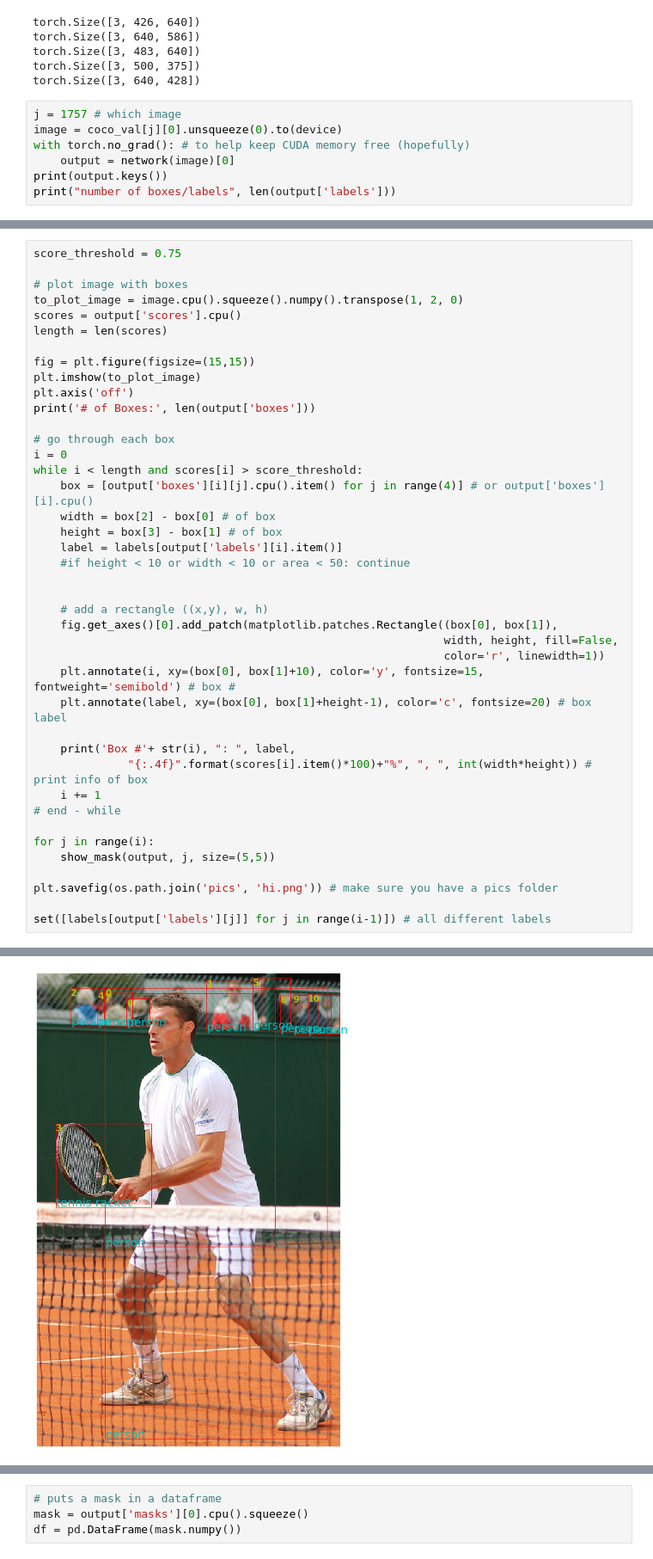
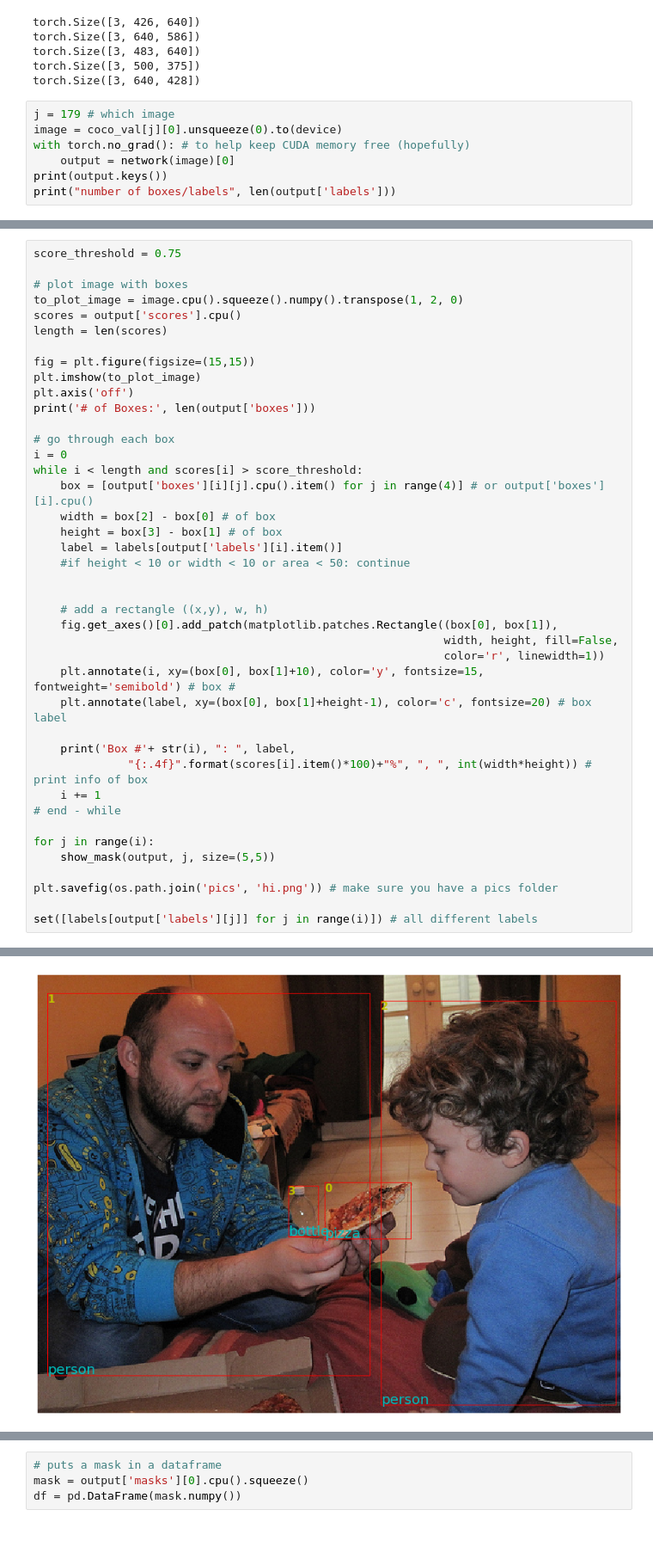
Before and after one commit to hstrohm/ImageSummarization, a Jupyter notebook: maskrcnn.ipynb, the cells around one changed output, grey strips where cells are left out. Shown at 86% size. Drawn from its saved outputs; the diff is of its cells as text; blank space fills up the shorter version.

```diff
--- a/maskrcnn.ipynb
+++ b/maskrcnn.ipynb
@@ -86,7 +86,7 @@ torch.Size([3, 483, 640])
 torch.Size([3, 500, 375])
 torch.Size([3, 640, 428])
 # %%
-j = 1757 # which image
+j = 179 # which image
 image = coco_val[j][0].unsqueeze(0).to(device)
 with torch.no_grad(): # to help keep CUDA memory free (hopefully)
     output = network(image)[0]
@@ -135,5 +135,5 @@ for j in range(i):
 
 plt.savefig(os.path.join('pics', 'hi.png')) # make sure you have a pics folder
 
-set([labels[output['labels'][j]] for j in range(i-1)]) # all different labels
+set([labels[output['labels'][j]] for j in range(i)]) # all different labels
 # %% [output]
@@ -152 +145 @@ Box #10 :  person 75.1936% ,  2316
-[figure, old version]
+[figure, new version]
```
Also changed, not shown: parts of 7 cells of this notebook, 3 other files.
